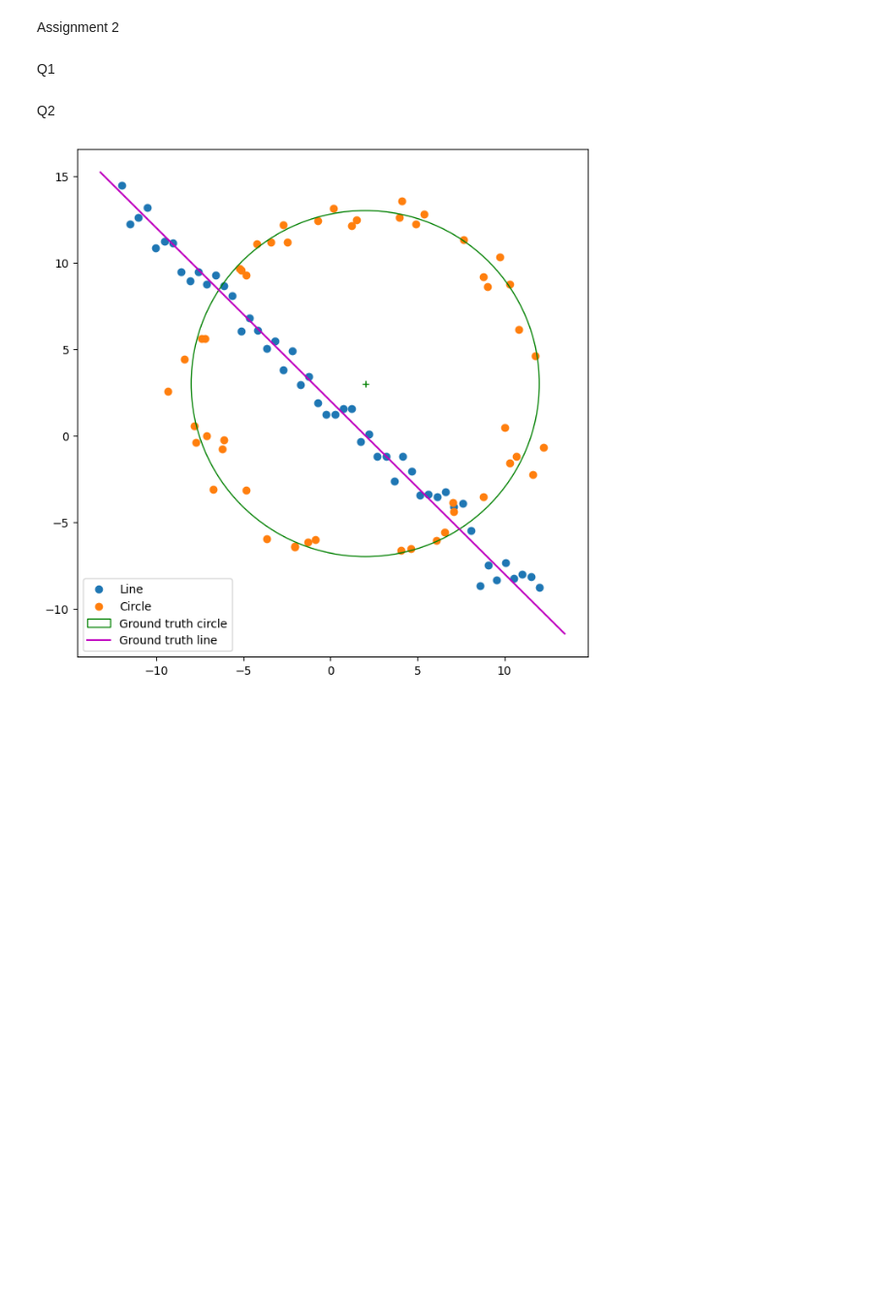
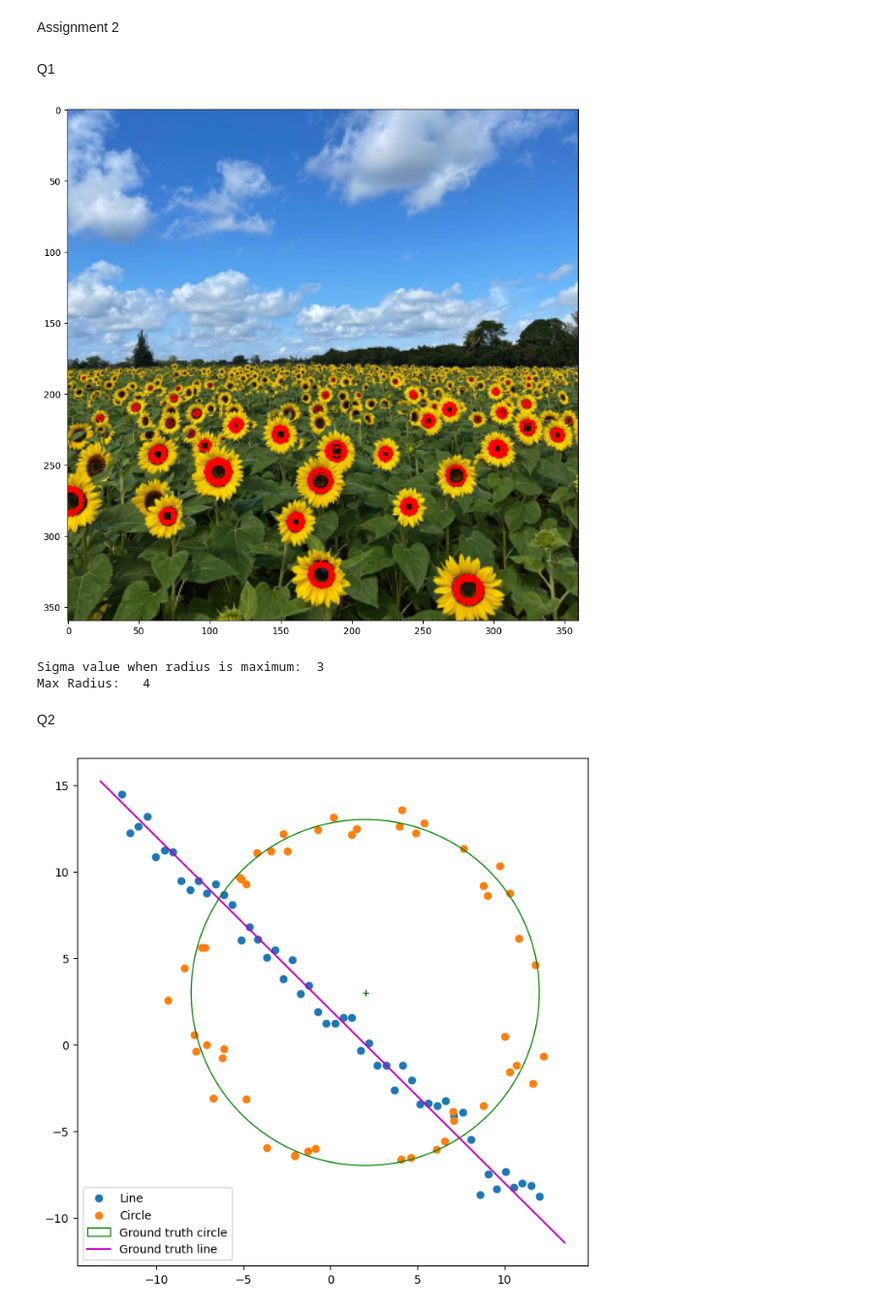
Before and after one commit to tharusha-pathirana/S5_EN3160, a Jupyter notebook: Assignment2.ipynb, the cells around one changed output. Shown at 97% size. Saved outputs shown, nothing was run; the diff lists cells and outputs as text; code cells hidden in the pictures; blank space fills up the shorter version.

```diff
--- a/Assignment2.ipynb
+++ b/Assignment2.ipynb
@@ -2,6 +2,56 @@
 Assignment 2
 # %% [markdown]
 Q1
+# %%
+import cv2 as cv
+import numpy as np
+import matplotlib.pyplot as plt
+
+im = cv.imread('the_berry_farms_sunflower_field.jpeg', cv.IMREAD_REDUCED_COLOR_4)
+
+# Convert to grayscale
+gray = cv.cvtColor(im, cv.COLOR_BGR2GRAY)
+gray = gray.astype('float32')
+
+h,w = gray.shape
+
+sigma_val = np.arange(1, 20, 1)
+scale1 = np.zeros((h, w, len(sigma_val)))
+
+for n,sigma in enumerate(sigma_val):
+    hw = 3 * sigma
+    X, Y = np.meshgrid(np.arange(-hw, hw + 1), np.arange(-hw, hw + 1))
+    log = 1 / (2 * np.pi * sigma**2) * (X**2 / (sigma**2) + Y**2 / (sigma**2) - 2) * np.exp(-(X**2 + Y**2) / (2 * sigma**2))
+    log2 = cv.filter2D(gray, -1, log)
+    scale1[:, :, n] = np.absolute(log2)
+
+threshold  = 80
+
+for j in range(h):
+    for i in range(w):
+        max1 = np.max(scale1[j, i, :])
+        if max1 > threshold:
+            index1 = np.argmax(scale1[j, i, :])
+            sigma = sigma_val[index1]
+            r = int((2**0.5) * sigma)
+            cv.circle(im, (i, j), r, (0, 0, 255), 1)
+
+im = cv.cvtColor(im, cv.COLOR_BGR2RGB)
+
+plt.figure(figsize=(10, 10))
+plt.imshow(im)
+plt.show()
+# %% [output]
+[figure, added]
+# %%
+indices = np.unravel_index(np.argmax(scale1, axis=None), scale1.shape)
+
+print("Sigma value when radius is maximum: ", sigma_val[indices[2]])
+#print(sigma_val[indices[2]])
+print("Max Radius:  ", int((2**0.5) * sigma_val[indices[2]]))
+# %% [output]
+Sigma value when radius is maximum:  3
+Max Radius:   4
 # %% [markdown]
 Q2
 # %%
```
Also changed, not shown: parts of 1 cell of this notebook.
